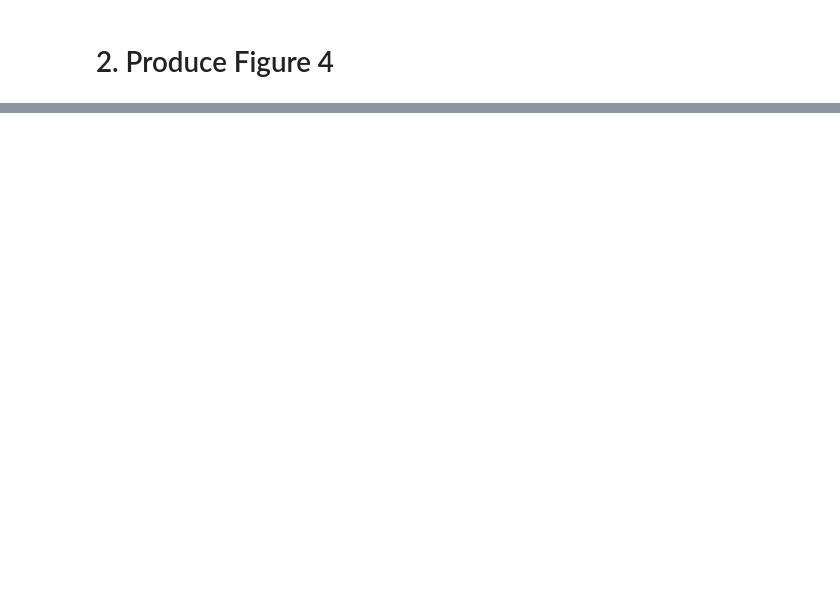
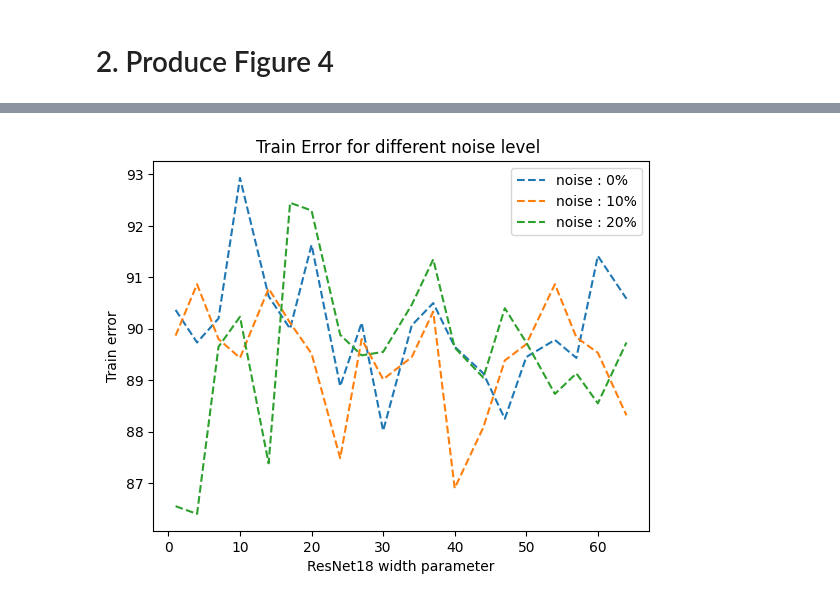
Before and after one commit to roduit/EE-411-FOIL-Project, a Jupyter notebook: source/main.ipynb, the cells around one changed output, grey strips where cells are left out. Cells and saved outputs as stored; diff of their text form; code cells hidden in the pictures; blank space fills up the shorter version.

```diff
--- a/source/main.ipynb
+++ b/source/main.ipynb
@@ -314,0 +322,12 @@ KeyboardInterrupt:
+# %%
+for noise_level, noise_curve in enumerate(train_accuracies):
+  acc = np.array([i.item() for i in noise_curve])
+  test_error = 100 - acc
+  plt.plot(width_model_list, test_error, '--',label = f'noise : {int(noise_ratio_list[noise_level]*100)}%')
+plt.legend()
+plt.xlabel('ResNet18 width parameter')
+plt.ylabel('Train error')
+plt.title('Train Error for different noise level ')
+plt.show()
+# %% [output]
+[figure, added]
```
Also changed, not shown: parts of 15 cells of this notebook, 3 other files.
